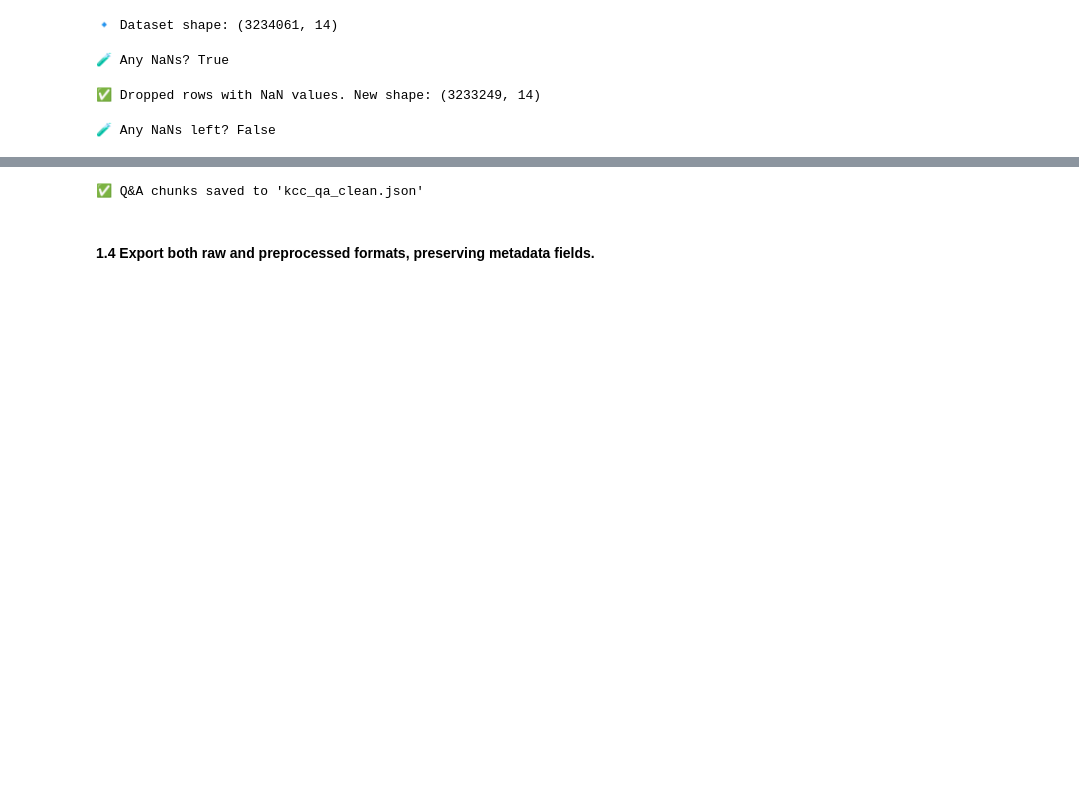
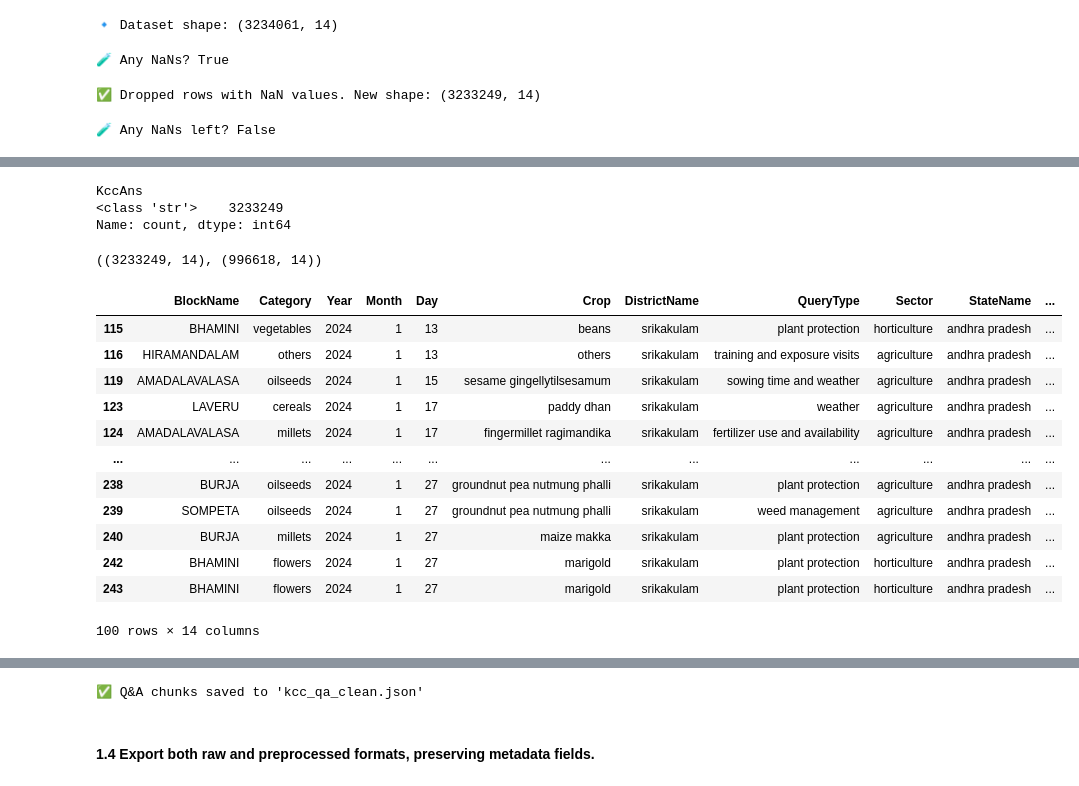
Before and after one commit to Gireesh-Guntupalli/GireeshGuntupalli_KCCQueryAssistant., a Jupyter notebook: research.ipynb, the cells around one changed output, grey strips where cells are left out. Drawn from its saved outputs; the diff is of its cells as text; code cells hidden in the pictures; blank space fills up the shorter version.

```diff
--- a/research.ipynb
+++ b/research.ipynb
@@ -154,0 +175,6 @@ for col in ['Crop', 'DistrictName', 'Category', 'QueryType', 'Sector', 'StateNam
+# %%
+df['KccAns'].map(type).value_counts()
+# %% [output]
+KccAns
+<class 'str'>    3233249
+Name: count, dtype: int64
@@ -155,2 +200,22 @@ for col in ['Crop', 'DistrictName', 'Category', 'QueryType', 'Sector', 'StateNam
+# %%
+df.shape, df_cleaned.shape
+# %% [output]
+((3233249, 14), (996618, 14))
+# %%
+df_cleaned.iloc[100:200]
+# %% [output]
+|  | BlockName | Category | Year | Month | Day | Crop | DistrictName | QueryType | Sector | StateName | ... |
+| 115 | BHAMINI | vegetables | 2024 | 1 | 13 | beans | srikakulam | plant protection | horticulture | andhra pradesh | ... |
+| 116 | HIRAMANDALAM | others | 2024 | 1 | 13 | others | srikakulam | training and exposure visits | agriculture | andhra pradesh | ... |
+| 119 | AMADALAVALASA | oilseeds | 2024 | 1 | 15 | sesame gingellytilsesamum | srikakulam | sowing time and weather | agriculture | andhra pradesh | ... |
+| 123 | LAVERU | cereals | 2024 | 1 | 17 | paddy dhan | srikakulam | weather | agriculture | andhra pradesh | ... |
+| 124 | AMADALAVALASA | millets | 2024 | 1 | 17 | fingermillet ragimandika | srikakulam | fertilizer use and availability | agriculture | andhra pradesh | ... |
+| ... | ... | ... | ... | ... | ... | ... | ... | ... | ... | ... | ... |
+| 238 | BURJA | oilseeds | 2024 | 1 | 27 | groundnut pea nutmung phalli | srikakulam | plant protection | agriculture | andhra pradesh | ... |
+| 239 | SOMPETA | oilseeds | 2024 | 1 | 27 | groundnut pea nutmung phalli | srikakulam | weed management | agriculture | andhra pradesh | ... |
+| 240 | BURJA | millets | 2024 | 1 | 27 | maize makka | srikakulam | plant protection | agriculture | andhra pradesh | ... |
+| 242 | BHAMINI | flowers | 2024 | 1 | 27 | marigold | srikakulam | plant protection | horticulture | andhra pradesh | ... |
+| 243 | BHAMINI | flowers | 2024 | 1 | 27 | marigold | srikakulam | plant protection | horticulture | andhra pradesh | ... |
+100 rows × 14 columns
 # %%
 metadata_cols = ['StateName', 'DistrictName', 'Crop', 'Category', 'QueryType', 'Sector', 'Year', 'Month', 'Day']
```
Also changed, not shown: parts of 25 cells of this notebook, 19 other files.
